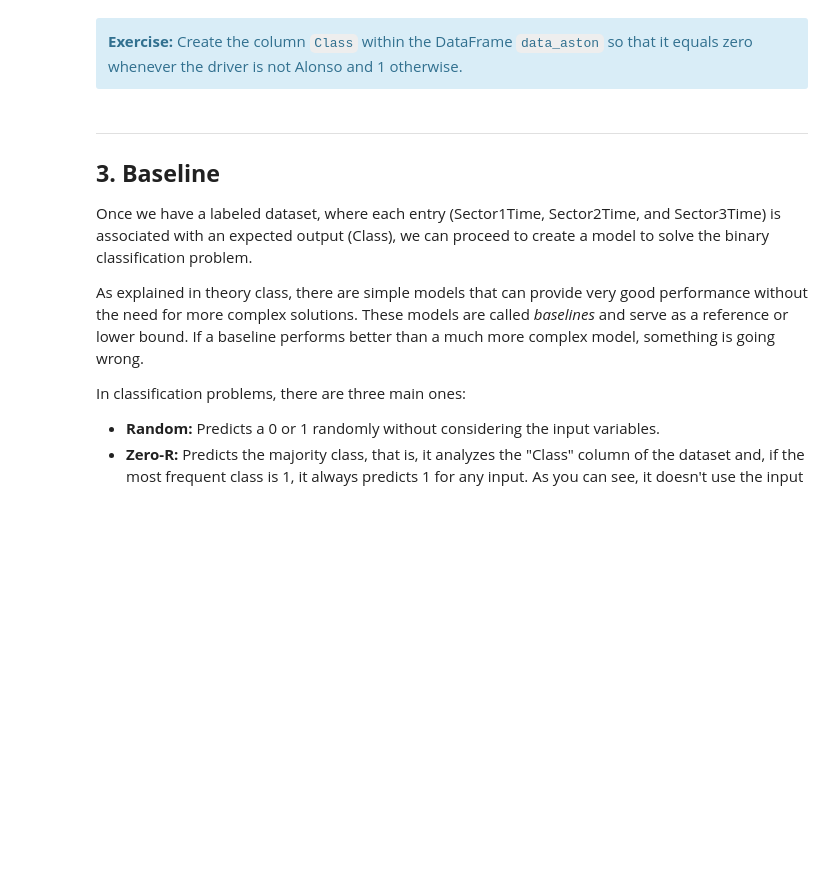
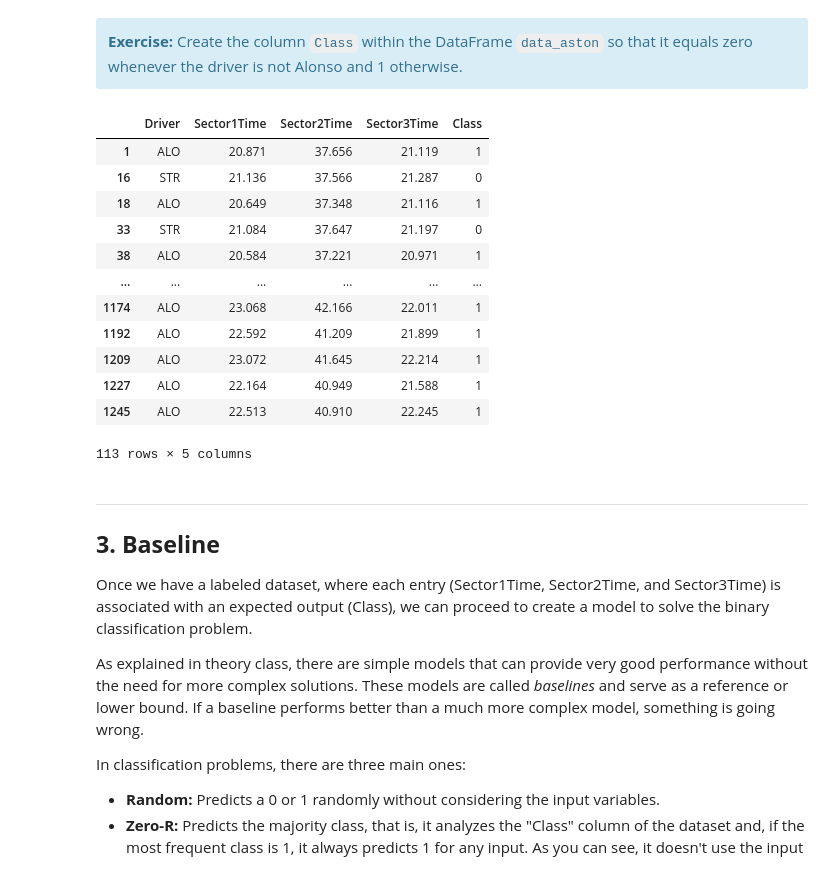
Before and after one commit to UO288511/Inteligentes, a Jupyter notebook: PL3/Lab3.1-Classification.ipynb, the cells around one changed output. Saved outputs shown, nothing was run; the diff lists cells and outputs as text; code cells hidden in the pictures; blank space fills up the shorter version.

```diff
--- a/PL3/Lab3.1-Classification.ipynb
+++ b/PL3/Lab3.1-Classification.ipynb
@@ -41,0 +40,10 @@ data = pd.read_pickle('https://raw.githubusercontent.com/AIC-Uniovi/Sistemas-Int
+# %%
+# Your code here
+data_aston=data[data['Team']=='Aston Martin'][['Driver', 'Sector1Time', 'Sector2Time', 'Sector3Time']]
+
+
+data_aston['Sector1Time']=data_aston['Sector1Time'].dt.total_seconds()
+data_aston['Sector2Time']=data_aston['Sector2Time'].dt.total_seconds()
+data_aston['Sector3Time']=data_aston['Sector3Time'].dt.total_seconds()
+
+data_aston
@@ -54,3 +74,26 @@ If the model's prediction is $0$ or less than $0.5$, it indicates that the lap w
+# %%
+# Your code here
+#data_aston['Class']=0
+#data_aston['Class'].loc[data_aston['Driver'] == 'ALO'] = 1
+
+
+data_aston['Class'] = data_aston['Driver'].apply(lambda x: 1 if x == 'ALO' else 0)
+
+data_aston
+# %% [output]
+|  | Driver | Sector1Time | Sector2Time | Sector3Time | Class |
+| 1 | ALO | 20.871 | 37.656 | 21.119 | 1 |
+| 16 | STR | 21.136 | 37.566 | 21.287 | 0 |
+| 18 | ALO | 20.649 | 37.348 | 21.116 | 1 |
+| 33 | STR | 21.084 | 37.647 | 21.197 | 0 |
+| 38 | ALO | 20.584 | 37.221 | 20.971 | 1 |
+| ... | ... | ... | ... | ... | ... |
+| 1174 | ALO | 23.068 | 42.166 | 22.011 | 1 |
+| 1192 | ALO | 22.592 | 41.209 | 21.899 | 1 |
+| 1209 | ALO | 23.072 | 41.645 | 22.214 | 1 |
+| 1227 | ALO | 22.164 | 40.949 | 21.588 | 1 |
+| 1245 | ALO | 22.513 | 40.910 | 22.245 | 1 |
+113 rows × 5 columns
 # %% [markdown]
 <hr>
 
```
Also changed, not shown: parts of 14 cells of this notebook.
